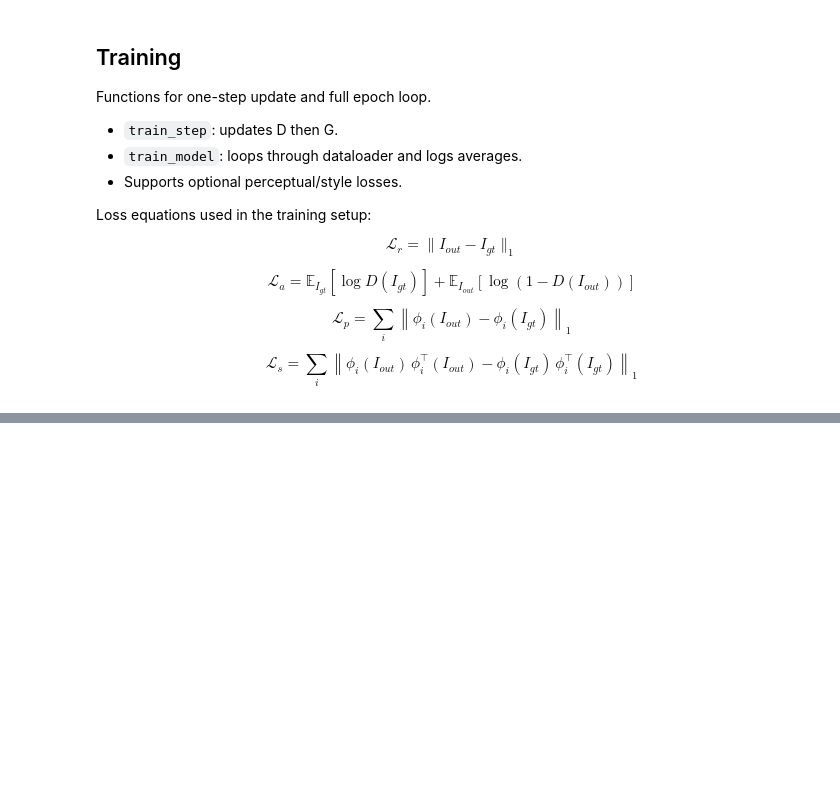
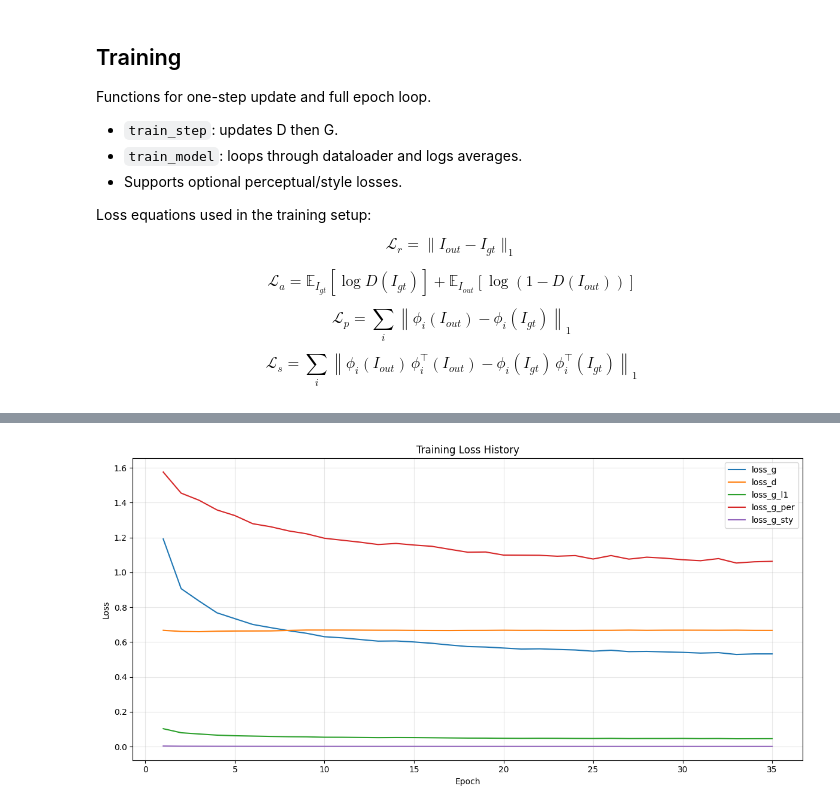
Before and after one commit to sancan-02/Spa-Former, a Jupyter notebook: model.ipynb, the cells around one changed output, grey strips where cells are left out. Saved outputs shown, nothing was run; the diff lists cells and outputs as text; code cells hidden in the pictures; blank space fills up the shorter version.

```diff
--- a/model.ipynb
+++ b/model.ipynb
@@ -1041,0 +1099,39 @@ avg_psnr, avg_ssim = validate_model(G, opt, num_samples=500, device=device)
+# %%
+# 1. Load the checkpoint and extract history
+ckpt_path = 'checkpoints/spaformer_latest.pt'
+device = 'cuda' if torch.cuda.is_available() else 'cpu'
+
+try:
+    ckpt = torch.load(ckpt_path, map_location=device, weights_only=False)
+    history = ckpt.get('history', [])
+    print(f"Successfully loaded history for {len(history)} epochs from checkpoint.")
+except FileNotFoundError:
+    print(f"Checkpoint not found at {ckpt_path}")
+    history = []
+
+# 2. Plot the loss curve if history exists
+if not history:
+    print("No history available to plot.")
+else:
+    epochs = range(1, len(history) + 1)
+
+    loss_keys = ['loss_g', 'loss_d', 'loss_g_l1', 'loss_g_per', 'loss_g_sty']
+
+    available_keys = [key for key in loss_keys if key in history[0]]
+
+    if not available_keys:
+        raise ValueError('No recognized loss keys were found in history.')
+
+    plt.figure(figsize=(12, 6))
+    for key in available_keys:
+        values = [epoch_log[key] for epoch_log in history]
+        plt.plot(epochs, values, label=key)
+
+    plt.xlabel('Epoch')
+    plt.ylabel('Loss')
+    plt.title('Training Loss History')
+    plt.legend()
+    plt.grid(True, alpha=0.3)
+    plt.tight_layout()
+    plt.show()
+# %% [output]
@@ -1041,0 +1139 @@ avg_psnr, avg_ssim = validate_model(G, opt, num_samples=500, device=device)
+[figure, added]
```
Also changed, not shown: parts of 27 cells of this notebook.
